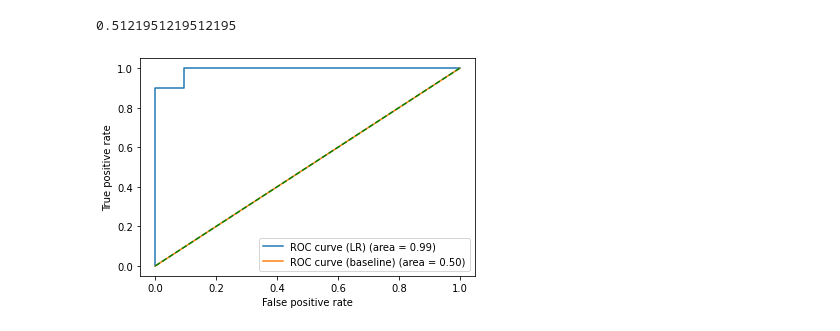
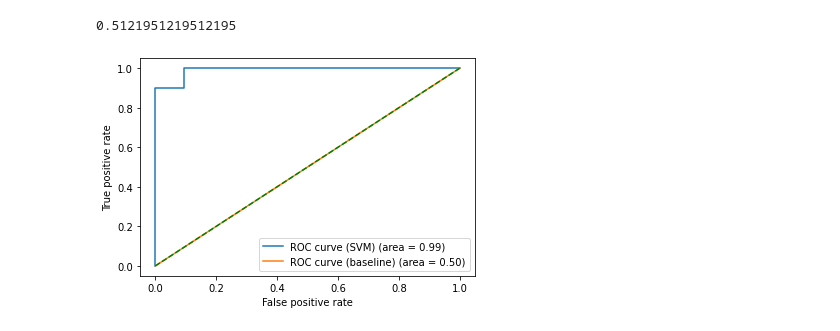
Before and after one commit to singh-prishita/MusicSpeechDiscrimination, a Jupyter notebook: SVM.ipynb, the cells around one changed output. Drawn from its saved outputs; the diff is of its cells as text; code cells hidden in the pictures.

```diff
--- a/SVM.ipynb
+++ b/SVM.ipynb
@@ -191,7 +218,8 @@ print( X_train )
 # Training the SVM model
 
 from sklearn.svm import SVC
+from sklearn.model_selection import cross_val_score
 
-classifier = SVC()
+classifier = SVC(C=1) # based on cross-validation.
 classifier.fit( X_train, y_train )
 # %% [output]
@@ -275,20 +303,20 @@ weighted avg       0.26      0.51      0.35        41
 # %%
 from sklearn.metrics import classification_report, roc_auc_score, roc_curve, auc
 
 # SVM ROC.
 fpr, tpr, _ = roc_curve( y_test, classifier.decision_function( X_test ) )
 roc_auc = auc( fpr, tpr )
-plt.plot( fpr, tpr, label='ROC curve (LR) (area = %0.2f)' % roc_auc )
+plt.plot( fpr, tpr, label='ROC curve (SVM) (area = %0.2f)' % roc_auc )
 
 # Baseline ROC.
 fpr_dummy, tpr_dummy, _dummy = roc_curve( y_test, y_pred_dummy )
 roc_auc_dummy = auc( fpr_dummy, tpr_dummy )
 plt.plot( fpr_dummy, tpr_dummy, label='ROC curve (baseline) (area = %0.2f)' % roc_auc_dummy )
 
 plt.xlabel( "False positive rate" )
 plt.ylabel( "True positive rate" )
 plt.plot( [0, 1], [0, 1], color="green", linestyle="--" )
 plt.legend()
 plt.show()
 # %% [output]
-[figure, old version]
+[figure, new version]
```
Also changed, not shown: parts of 3 cells of this notebook.
